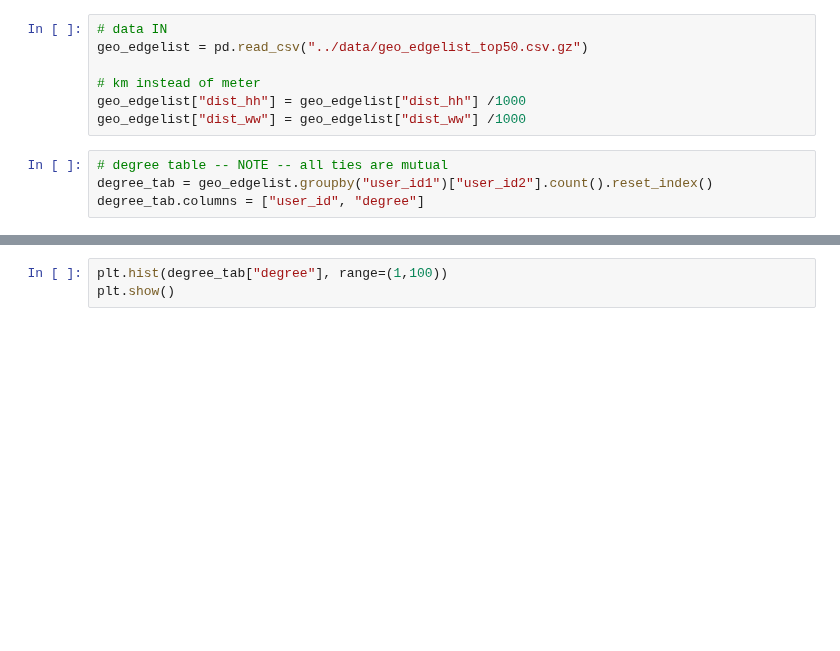
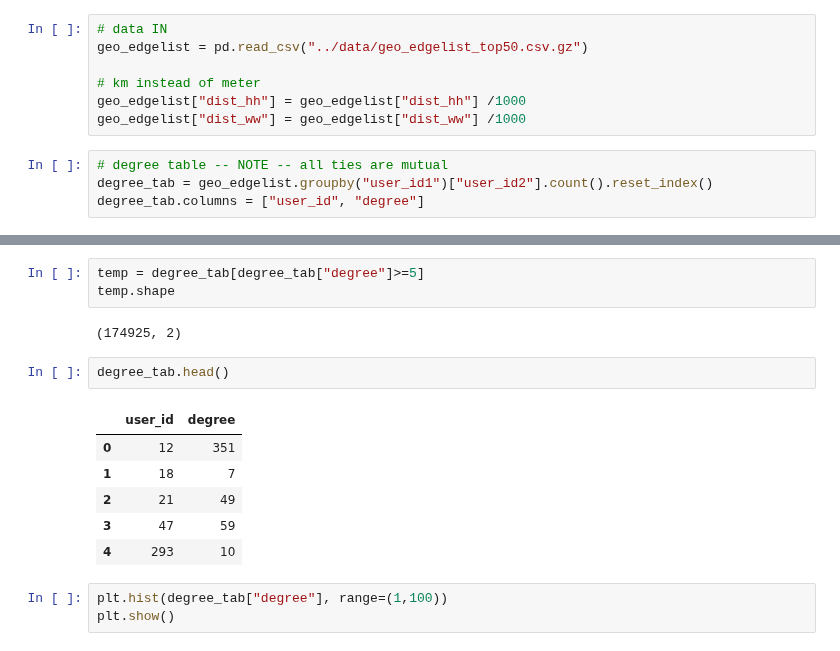
Before and after one commit to sandorjuhasz/ties-around-home, a Jupyter notebook: scripts/degree_home_work.ipynb, the cells around one changed output, grey strips where cells are left out. Cells and saved outputs as stored; diff of their text form; blank space fills up the shorter version.

```diff
--- a/scripts/degree_home_work.ipynb
+++ b/scripts/degree_home_work.ipynb
@@ -110,3 +149,17 @@ degree_tab.columns = ["user_id", "degree"]
+# %%
+temp = degree_tab[degree_tab["degree"]>=5]
+temp.shape
+# %% [output]
+(174925, 2)
+# %%
+degree_tab.head()
+# %% [output]
+|  | user_id | degree |
+| 0 | 12 | 351 |
+| 1 | 18 | 7 |
+| 2 | 21 | 49 |
+| 3 | 47 | 59 |
+| 4 | 293 | 10 |
 # %%
 plt.hist(degree_tab["degree"], range=(1,100))
 plt.show()
```
Also changed, not shown: parts of 14 cells of this notebook.
